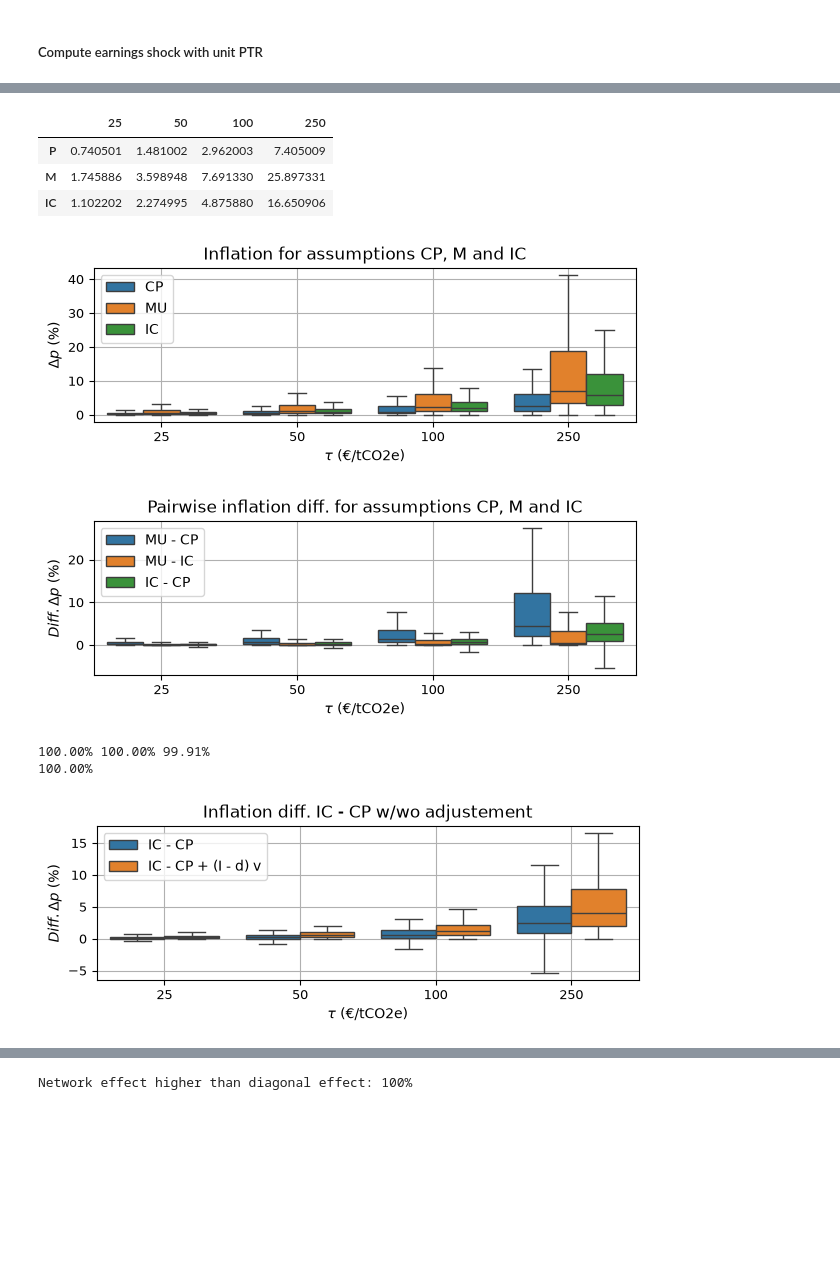
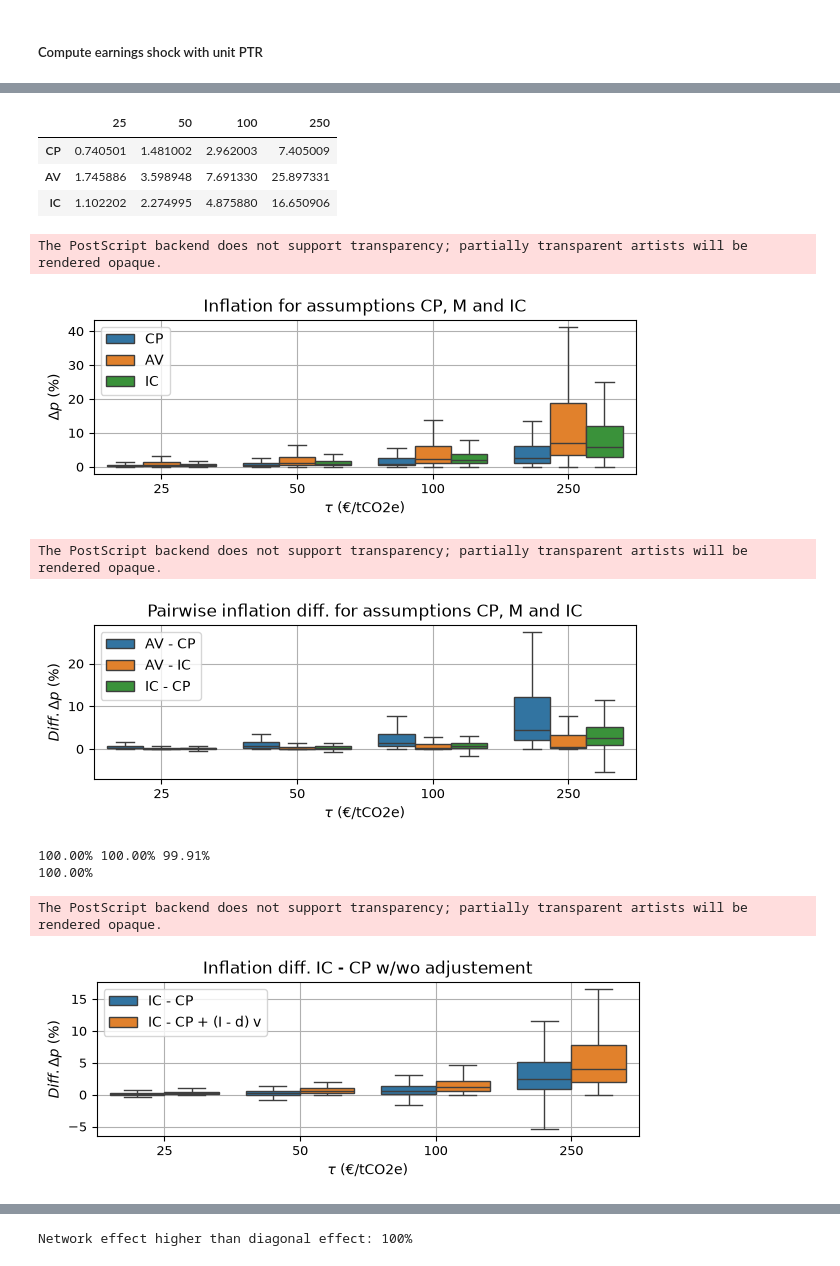
Before and after one commit to edouardpineau/Several-shades-of-input-output-models, a Jupyter notebook: main_several shades io modelling.ipynb, the cells around one changed output, grey strips where cells are left out. Drawn from its saved outputs; the diff is of its cells as text; code cells hidden in the pictures; blank space fills up the shorter version.

```diff
--- a/main_several shades io modelling.ipynb
+++ b/main_several shades io modelling.ipynb
@@ -67,7 +67,7 @@ df_mean_inflation = pandas.DataFrame(
     df_delta_p_costpush.T.dot(df_output / df_output.sum()),
     df_delta_p_tax.T.dot(df_output / df_output.sum()),
     df_delta_p_ic.T.dot(df_output / df_output.sum()),
-    ], index=["P", "M", "IC"]
+    ], index=["CP", "AV", "IC"]
 )
 
 df_mean_inflation
@@ -77,12 +77,12 @@ Wall time: 17 s
 |  | 25 | 50 | 100 | 250 |
-| P | 0.740501 | 1.481002 | 2.962003 | 7.405009 |
-| M | 1.745886 | 3.598948 | 7.691330 | 25.897331 |
+| CP | 0.740501 | 1.481002 | 2.962003 | 7.405009 |
+| AV | 1.745886 | 3.598948 | 7.691330 | 25.897331 |
 | IC | 1.102202 | 2.274995 | 4.875880 | 16.650906 |
 # %%
 df_1 = df_delta_p_costpush.copy()
 df_1["Source"] = "CP"
 df_2 = df_delta_p_tax.copy()
-df_2["Source"] = "MU"
+df_2["Source"] = "AV"
 df_3 = df_delta_p_ic.copy()
 df_3["Source"] = "IC"
 
@@ -100,13 +100,15 @@ plt.ylabel(r"$\Delta p$ (%)")
 plt.title(r"Inflation for assumptions CP, M and IC")
 
 plt.savefig(os.path.join(pathways["CURRENT_PATH"], "outputs", "deltap_carbon.png"), dpi=300, bbox_inches='tight')
+plt.savefig(os.path.join(pathways["CURRENT_PATH"], "outputs", "deltap_carbon.eps"), format="eps", dpi=300, bbox_inches='tight')
 # %% [output]
+The PostScript backend does not support transparency; partially transparent artists will be rendered opaque.
 [figure]
 # %%
 df_1 = (df_delta_p_tax - df_delta_p_costpush).copy()
-df_1["Source"] = "MU - CP"
+df_1["Source"] = "AV - CP"
 df_2 = (df_delta_p_tax - df_delta_p_ic).copy()
-df_2["Source"] = "MU - IC"
+df_2["Source"] = "AV - IC"
 df_3 = (df_delta_p_ic - df_delta_p_costpush).copy()
 df_3["Source"] = "IC - CP"
 
@@ -124,7 +126,9 @@ plt.ylabel(r"$Diff. \Delta p$ (%)")
 plt.title(r"Pairwise inflation diff. for assumptions CP, M and IC")
 
 plt.savefig(os.path.join(pathways["CURRENT_PATH"], "outputs", "deltap_carbon_comparisons.png"), dpi=300, bbox_inches='tight')
+plt.savefig(os.path.join(pathways["CURRENT_PATH"], "outputs", "deltap_carbon_comparisons.eps"), format="eps", dpi=300, bbox_inches='tight')
 # %% [output]
+The PostScript backend does not support transparency; partially transparent artists will be rendered opaque.
 [figure]
 # %%
 carbon_price = 100
@@ -155,9 +159,9 @@ print("{:.2%}".format(((model_leontief.L_ic - I) >= (model_leontief.L_cp - d.val
 100.00%
 # %%
 df_1 = (df_delta_p_tax - df_delta_p_costpush).copy()
-df_1["Source"] = "MU - CP"
+df_1["Source"] = "AV - CP"
 df_2 = (df_delta_p_tax - df_delta_p_ic).copy()
-df_2["Source"] = "MU - IC"
+df_2["Source"] = "AV - IC"
 df_3 = (df_delta_p_ic - df_delta_p_costpush).copy()
 df_3["Source"] = "IC - CP"
 
@@ -185,7 +189,9 @@ plt.ylabel(r"$Diff. \Delta p$ (%)")
 plt.title(r"Inflation diff. IC - CP w/wo adjustement")
 
 plt.savefig(os.path.join(pathways["CURRENT_PATH"], "outputs", "diff_deltap_P_vs_IC_adjusted.png"), dpi=300, bbox_inches='tight')
+plt.savefig(os.path.join(pathways["CURRENT_PATH"], "outputs", "diff_deltap_P_vs_IC_adjusted.eps"), format="eps", dpi=300, bbox_inches='tight')
 # %% [output]
+The PostScript backend does not support transparency; partially transparent artists will be rendered opaque.
 [figure]
 # %%
 %%time
```
Also changed, not shown: parts of 21 cells of this notebook.
